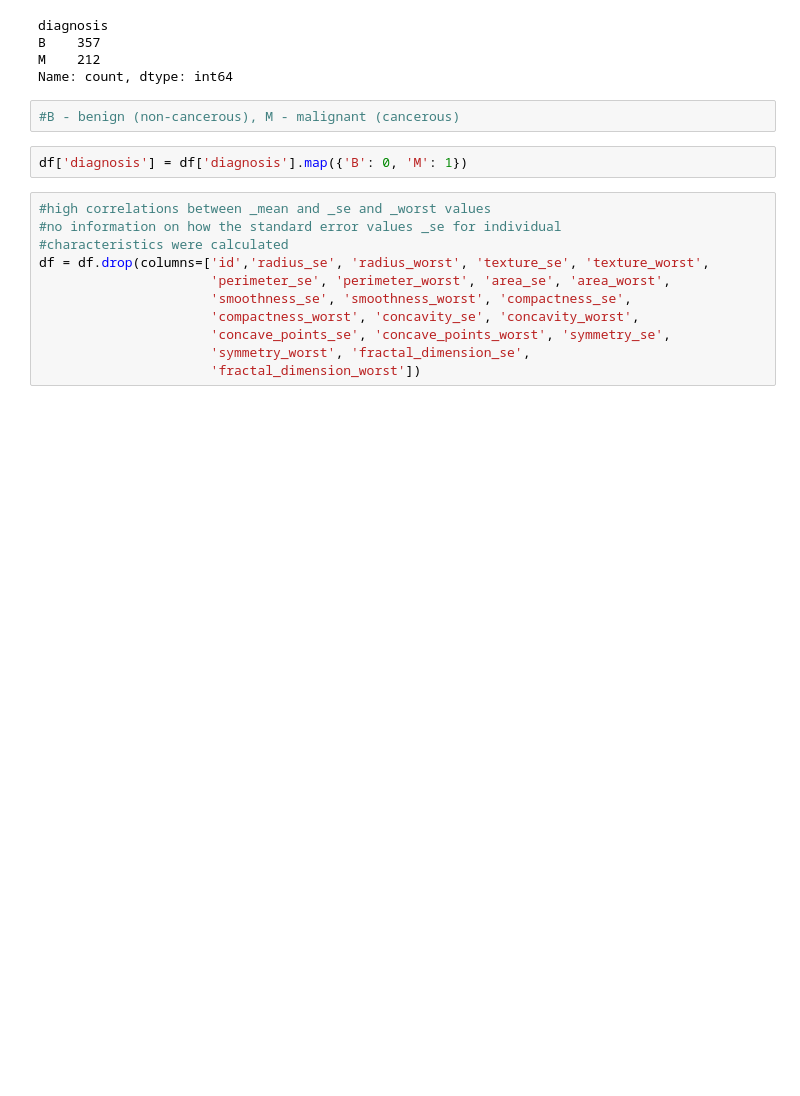
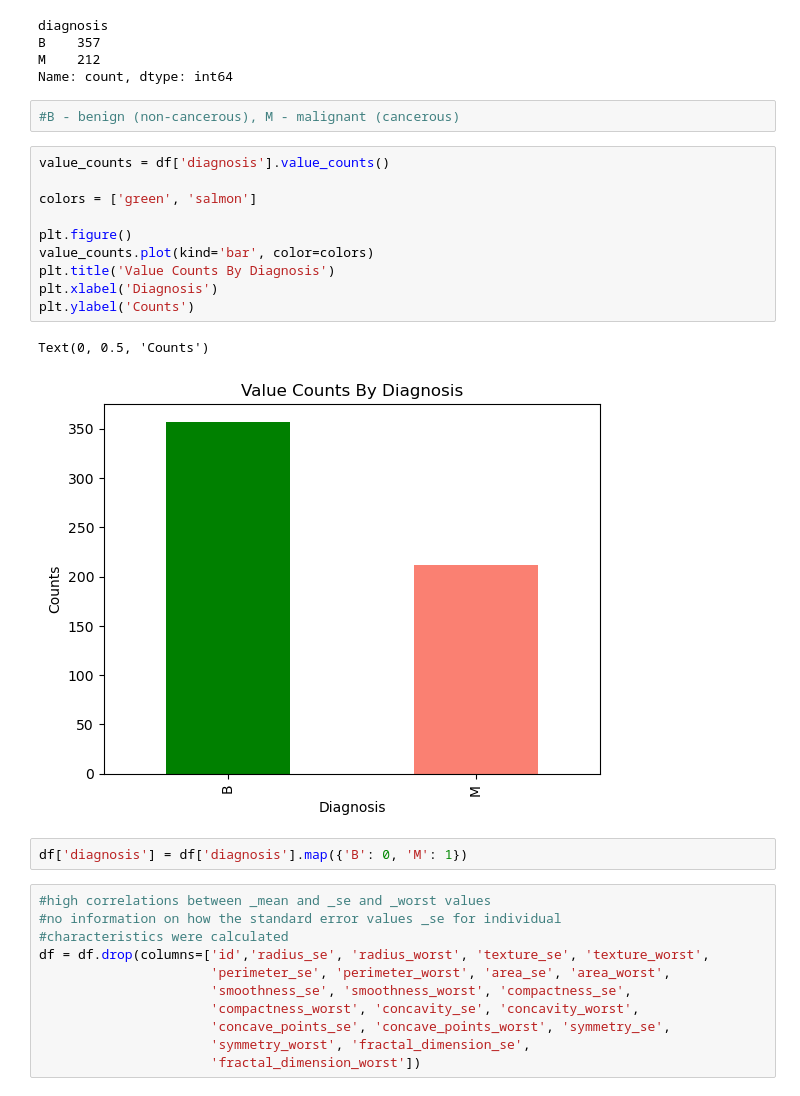
Before and after one commit to wiktoria-dega/Breast-Cancer-Clustering-Project, a Jupyter notebook: breast_cancer_clustering.ipynb, the cells around one changed output. Saved outputs shown, nothing was run; the diff lists cells and outputs as text; blank space fills up the shorter version.

```diff
--- a/breast_cancer_clustering.ipynb
+++ b/breast_cancer_clustering.ipynb
@@ -72,6 +71,19 @@ M    212
 Name: count, dtype: int64
 # %%
 #B - benign (non-cancerous), M - malignant (cancerous)
+# %%
+value_counts = df['diagnosis'].value_counts()
+
+colors = ['green', 'salmon']
+
+plt.figure()
+value_counts.plot(kind='bar', color=colors)
+plt.title('Value Counts By Diagnosis')
+plt.xlabel('Diagnosis')
+plt.ylabel('Counts')
+# %% [output]
+Text(0, 0.5, 'Counts')
+[figure, added]
 # %%
 df['diagnosis'] = df['diagnosis'].map({'B': 0, 'M': 1})
 # %%
```
Also changed, not shown: parts of 8 cells of this notebook, 1 other file.
